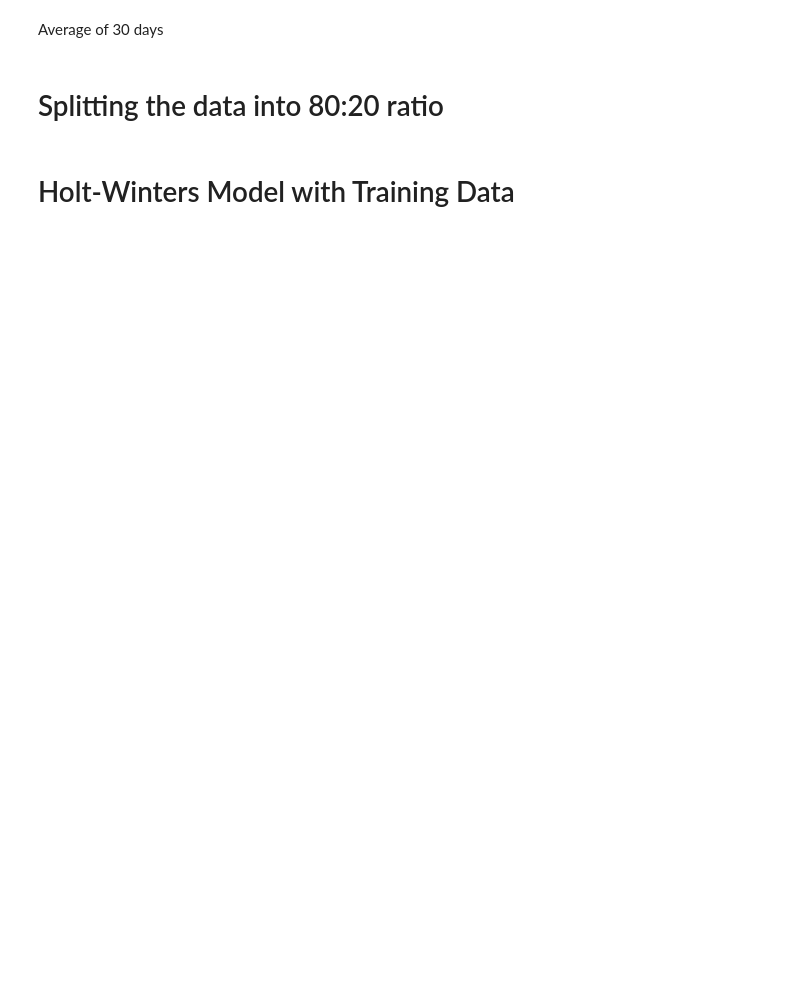
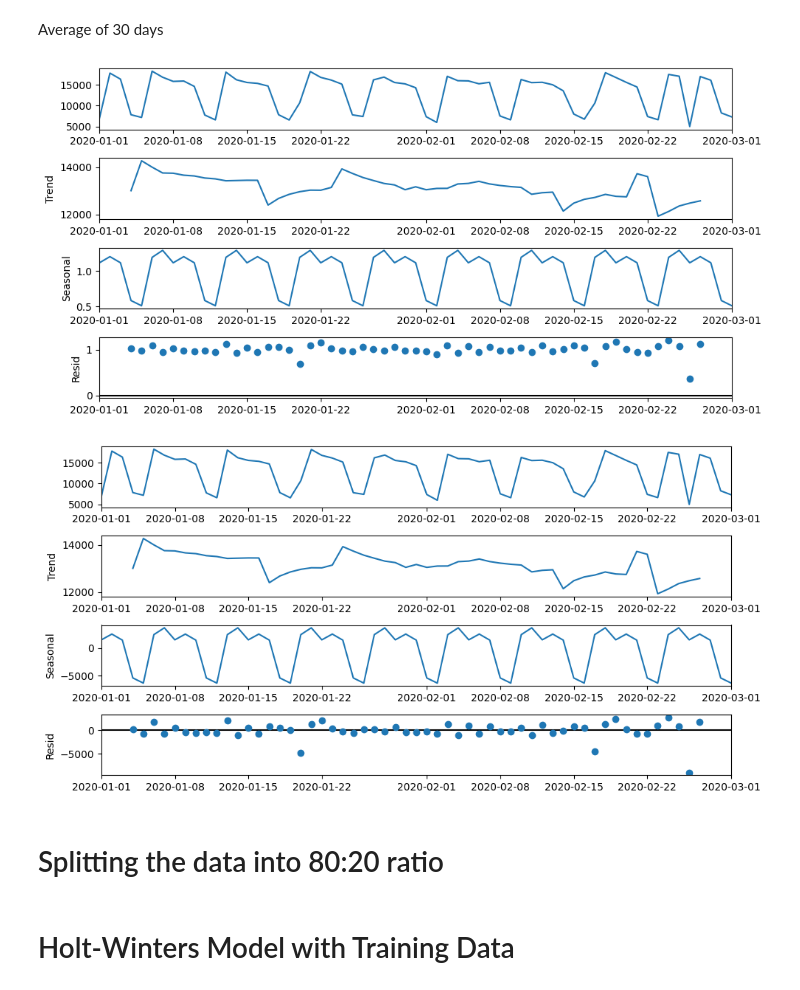
Before and after one commit to manali146/Call-Count-Forecasting, a Jupyter notebook: 02-proof-of-concept/04-ExponentialSmoothing.ipynb, the cells around one changed output. Saved outputs shown, nothing was run; the diff lists cells and outputs as text; code cells hidden in the pictures; blank space fills up the shorter version.

```diff
--- a/02-proof-of-concept/04-ExponentialSmoothing.ipynb
+++ b/02-proof-of-concept/04-ExponentialSmoothing.ipynb
@@ -80,3 +103,19 @@ Average of 30 days
+# %%
+sample_Daily_data = Daily_data.loc['2020-01-01':'2020-03-01']
+sample_Daily_data
+sample_Daily_data = sample_Daily_data.reset_index('date')
+sample_Daily_data['date'] = pd.to_datetime(sample_Daily_data['date'])
+sample_Daily_data = sample_Daily_data.set_index('date')
+# %%
+from statsmodels.tsa.seasonal import seasonal_decompose
+
+res = seasonal_decompose(sample_Daily_data, model='multipicative') # T*S*R = Observed
+resplot = res.plot()
+res2 = seasonal_decompose(sample_Daily_data, model='additive') # T+S+R = Observed
+resplot = res2.plot()
+# %% [output]
+[figure, added]
+[figure, added]
 # %% [markdown]
 # Splitting the data into 80:20 ratio
 # %%
```
Also changed, not shown: parts of 25 cells of this notebook.
